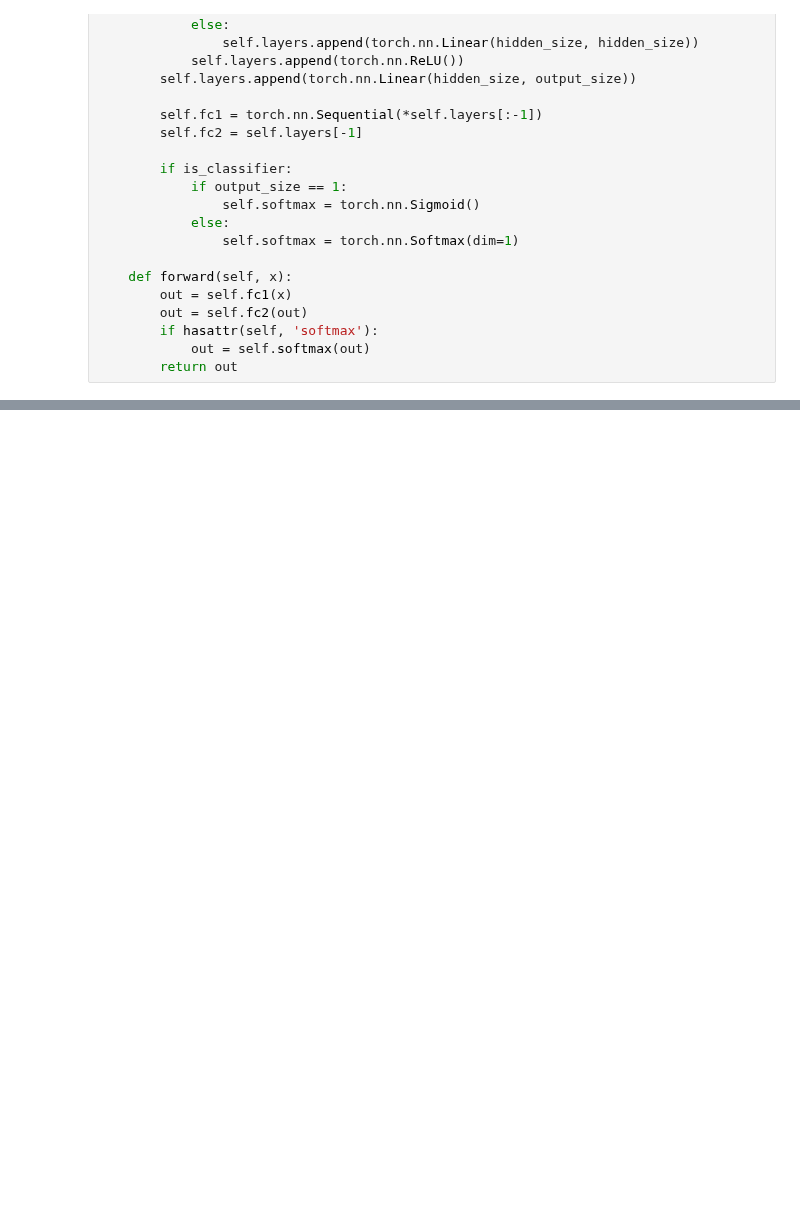
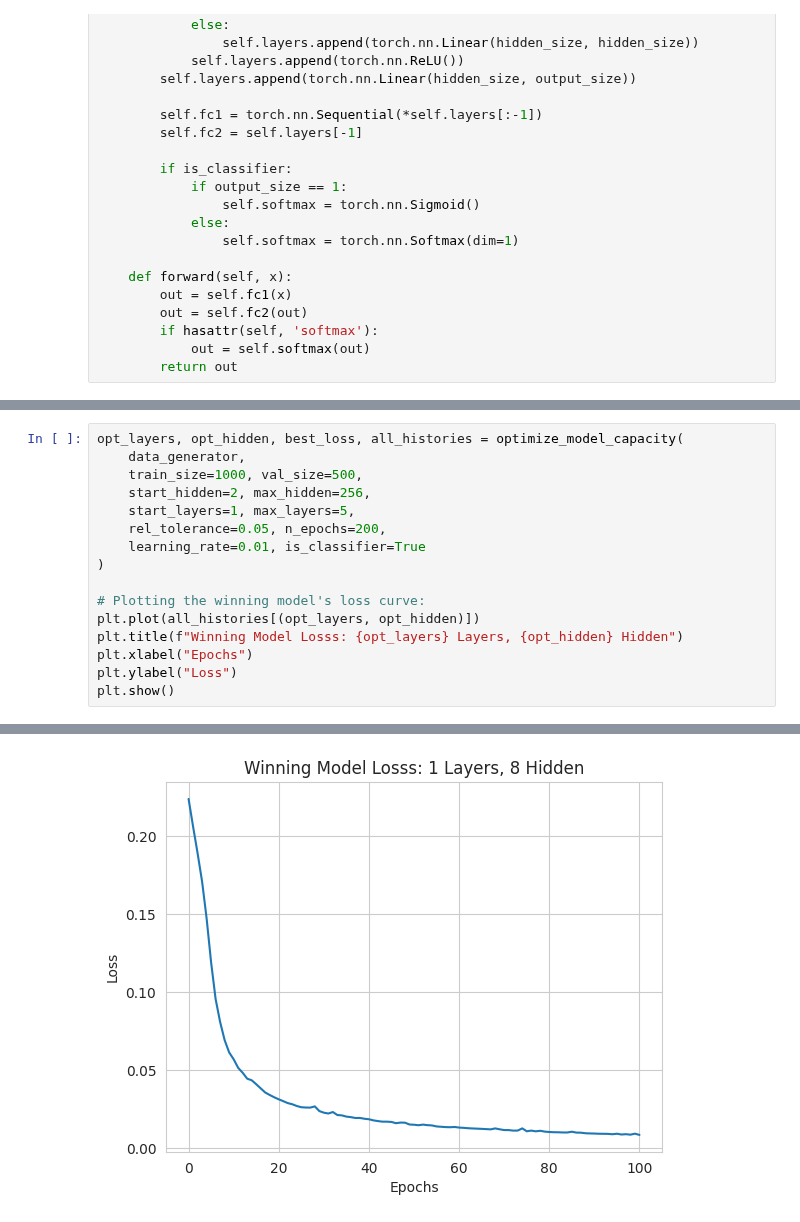
Before and after one commit to ThiagoFPMR/PPGEEC2321, a Jupyter notebook: Unit_1/Assignment_1.ipynb, the cells around one changed output, grey strips where cells are left out. Drawn from its saved outputs; the diff is of its cells as text; blank space fills up the shorter version.

```diff
--- a/Unit_1/Assignment_1.ipynb
+++ b/Unit_1/Assignment_1.ipynb
@@ -297,0 +496,17 @@ Sample Targets:
+# %%
+opt_layers, opt_hidden, best_loss, all_histories = optimize_model_capacity(
+    data_generator,
+    train_size=1000, val_size=500,
+    start_hidden=2, max_hidden=256,
+    start_layers=1, max_layers=5,
+    rel_tolerance=0.05, n_epochs=200,
+    learning_rate=0.01, is_classifier=True
+)
+
+# Plotting the winning model's loss curve:
+plt.plot(all_histories[(opt_layers, opt_hidden)])
+plt.title(f"Winning Model Losss: {opt_layers} Layers, {opt_hidden} Hidden")
+plt.xlabel("Epochs")
+plt.ylabel("Loss")
+plt.show()
+# %% [output]
@@ -297,0 +530 @@ Sample Targets:
+[figure, added]
```
Also changed, not shown: parts of 32 cells of this notebook.
